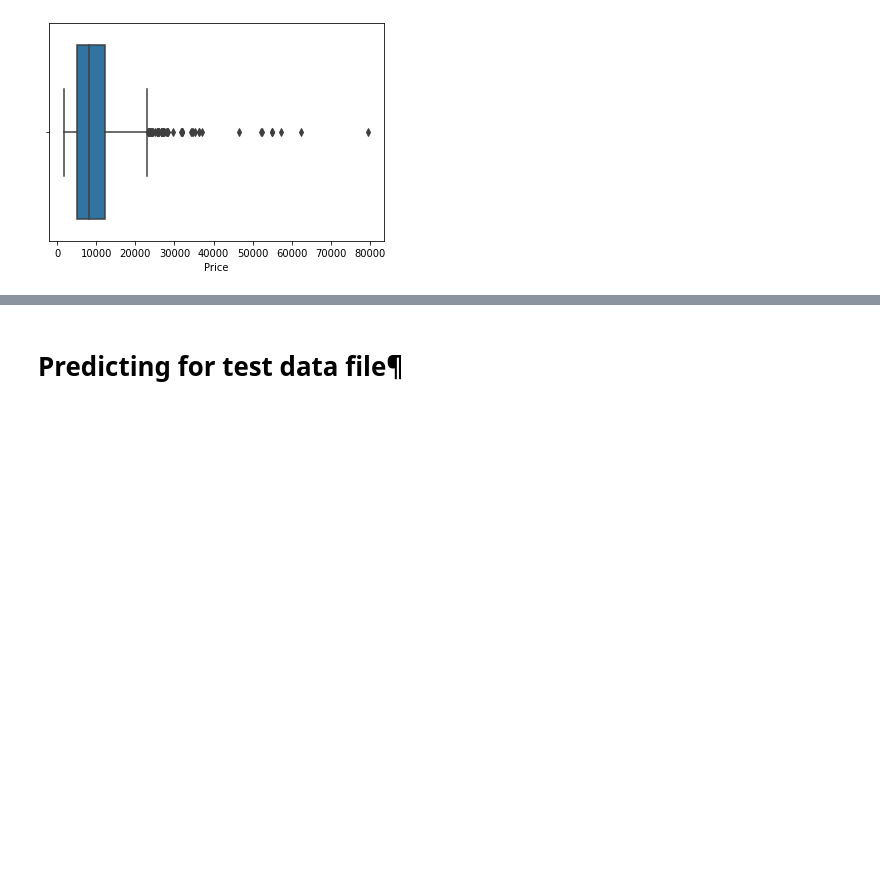
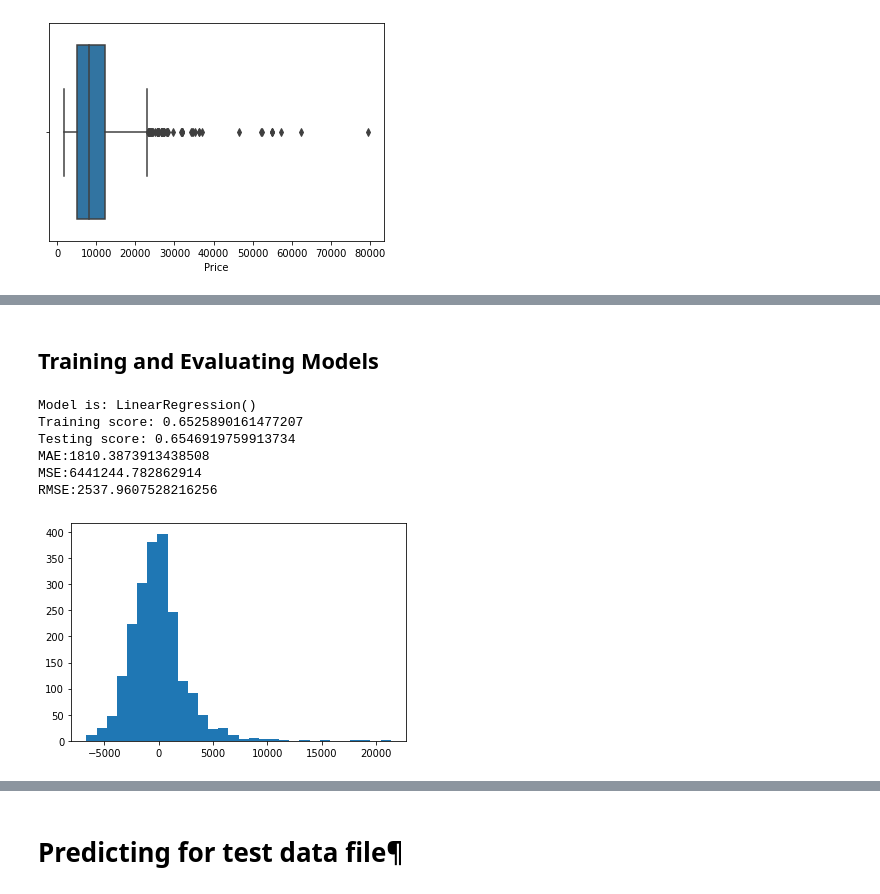
Before and after one commit to mosha1812/FlightFarePrediction, a Jupyter notebook: Fare Prediction.ipynb, the cells around one changed output, grey strips where cells are left out. Saved outputs shown, nothing was run; the diff lists cells and outputs as text; code cells hidden in the pictures; blank space fills up the shorter version.

Commit message:
Updated the model building and evaluation

```diff
--- a/Fare Prediction.ipynb
+++ b/Fare Prediction.ipynb
@@ -444,3 +485,3 @@ sns.boxplot(df["Duration"])
 # %%
 # Splitting the data in to two parts one is used to train the model and another is used to evaluate the model
-X_train, X_test, y_train, y_test = train_test_split(df.drop('Price',axis=1), df['Price'], test_size=0.2, random_state=101)
+X_train, X_test, y_train, y_test = train_test_split(X, y, test_size=0.2, random_state=101)
@@ -446,0 +498,9 @@ X_train, X_test, y_train, y_test = train_test_split(df.drop('Price',axis=1), df[
+# %%
+scaler = StandardScaler()
+
+# fit the scaler to the train set, it will learn the parameters
+scaler.fit(X_train)
+
+# transform train and test sets
+X_train_scaled = scaler.transform(X_train)
+X_test_scaled = scaler.transform(X_test)
@@ -446,0 +532,26 @@ X_train, X_test, y_train, y_test = train_test_split(df.drop('Price',axis=1), df[
+# %% [markdown]
+## Training and Evaluating Models
+# %%
+def model_eval(trained_model):
+    print("Training score: {}".format(trained_model.score(X_train_scaled,y_train)))
+    print("Testing score: {}".format(trained_model.score(X_test_scaled,y_test)))
+    test_predictions = trained_model.predict(X_test_scaled)
+    print('MAE:{}'.format(mean_absolute_error(y_test,test_predictions)))
+    print('MSE:{}'.format(mean_squared_error(y_test,test_predictions)))
+    print('RMSE:{}'.format(np.sqrt(mean_squared_error(y_test,test_predictions))))
+    plt.hist(y_test-test_predictions, bins=30)
+# %%
+def train_n_eval(ml_model):
+    print('Model is: {}'.format(ml_model))
+    model= ml_model.fit(X_train_scaled,y_train)
+    model_eval(model)
+# %%
+train_n_eval(LinearRegression())
+# %% [output]
+Model is: LinearRegression()
+Training score: 0.6525890161477207
+Testing score: 0.6546919759913734
+MAE:1810.3873913438508
+MSE:6441244.782862914
+RMSE:2537.9607528216256
+[figure, added]
```
Also changed, not shown: parts of 46 cells of this notebook.
